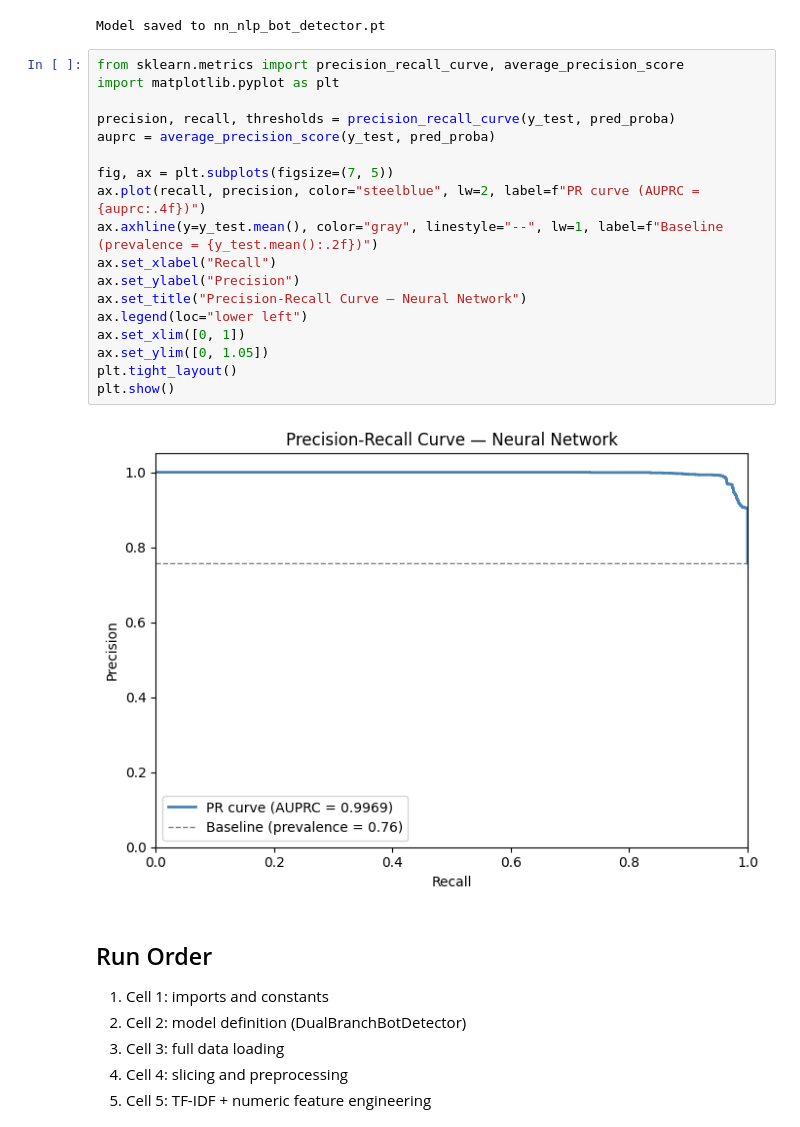
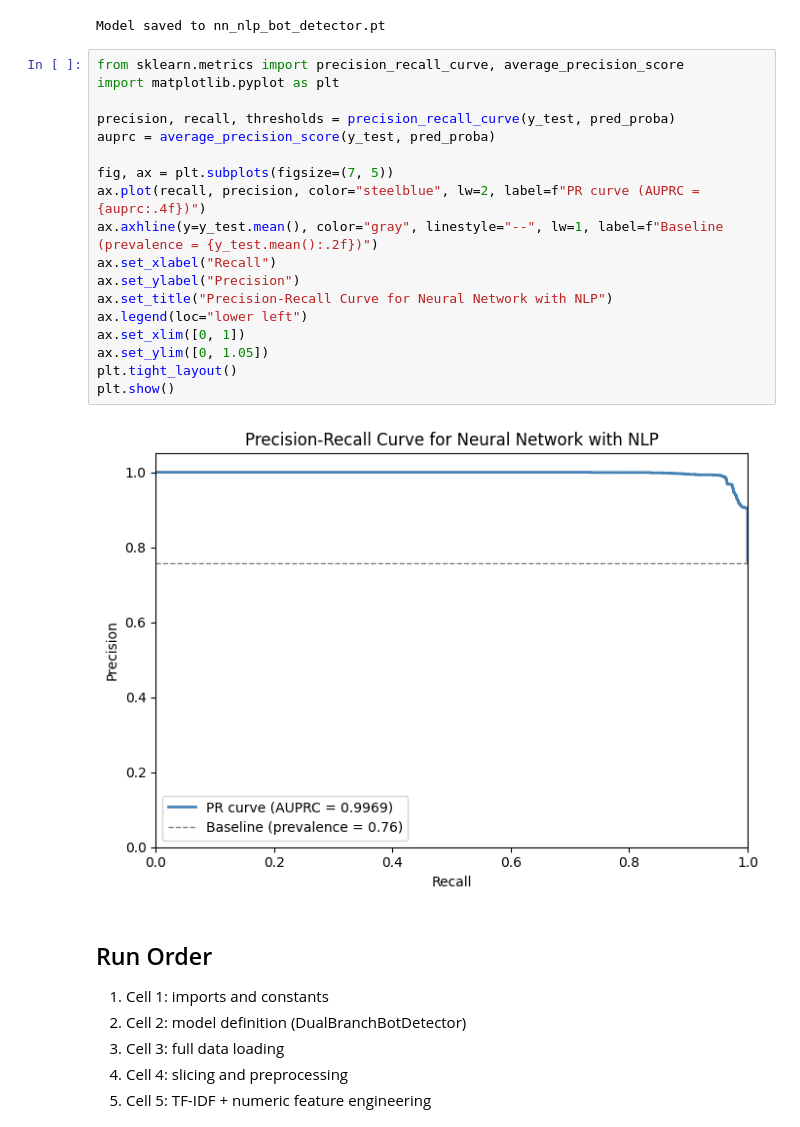
Before and after one commit to katherineesanders/ML-Project, a Jupyter notebook: neural_network_experiments_NLP.ipynb, the cells around one changed output. Cells and saved outputs as stored; diff of their text form.

Commit message:
change graph titles

```diff
--- a/neural_network_experiments_NLP.ipynb
+++ b/neural_network_experiments_NLP.ipynb
@@ -431,23 +431,23 @@ Model saved to nn_nlp_bot_detector.pt
 # %%
 from sklearn.metrics import precision_recall_curve, average_precision_score
 import matplotlib.pyplot as plt
 
 precision, recall, thresholds = precision_recall_curve(y_test, pred_proba)
 auprc = average_precision_score(y_test, pred_proba)
 
 fig, ax = plt.subplots(figsize=(7, 5))
 ax.plot(recall, precision, color="steelblue", lw=2, label=f"PR curve (AUPRC = {auprc:.4f})")
 ax.axhline(y=y_test.mean(), color="gray", linestyle="--", lw=1, label=f"Baseline (prevalence = {y_test.mean():.2f})")
 ax.set_xlabel("Recall")
 ax.set_ylabel("Precision")
-ax.set_title("Precision-Recall Curve — Neural Network")
+ax.set_title("Precision-Recall Curve for Neural Network with NLP")
 ax.legend(loc="lower left")
 ax.set_xlim([0, 1])
 ax.set_ylim([0, 1.05])
 plt.tight_layout()
 plt.show()
 # %% [output]
-[figure, old version]
+[figure, new version]
 # %% [markdown]
 ## Run Order
 1. Cell 1: imports and constants
```
Also changed, not shown: 2 other files.
